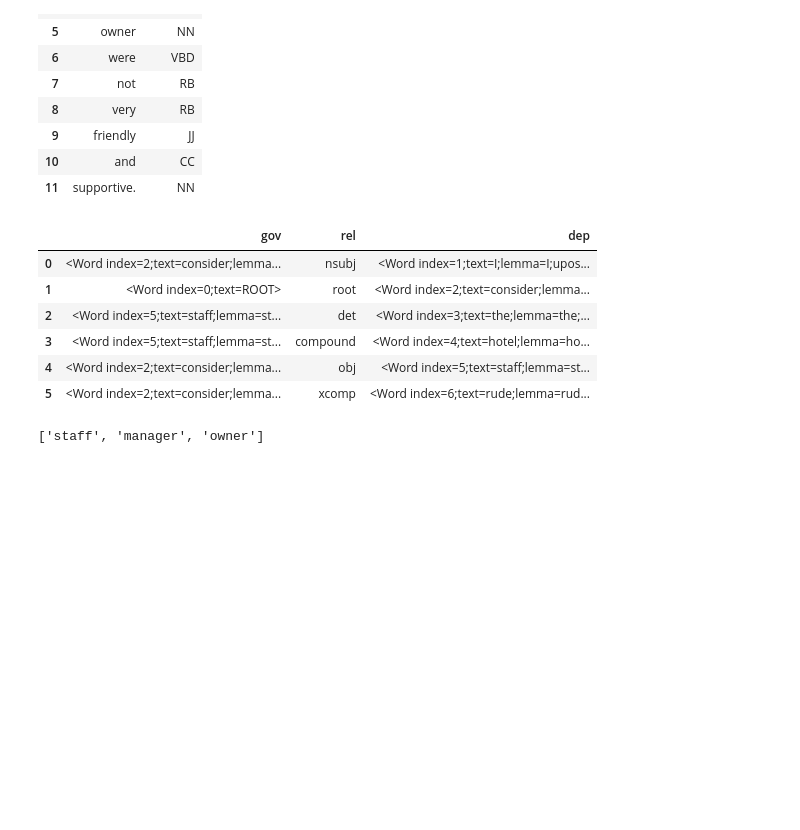
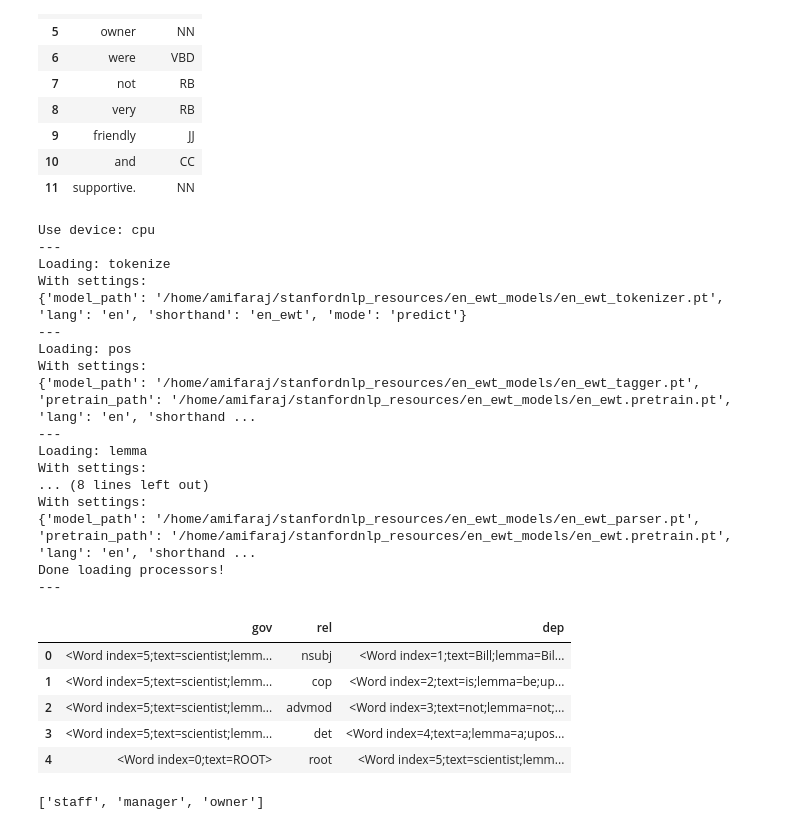
Before and after one commit to amprova/WE_research, a Jupyter notebook: aspect.ipynb, the cells around one changed output. Cells and saved outputs as stored; diff of their text form; code cells hidden in the pictures; blank space fills up the shorter version.

```diff
--- a/aspect.ipynb
+++ b/aspect.ipynb
@@ -119,23 +119,39 @@ pd.DataFrame(nltk_pos_tagged, columns=['Word', 'POS tag'])
 | 10 | and | CC |
 | 11 | supportive. | NN |
 # %%
-#import stanfordnlp
-#nlp = stanfordnlp.Pipeline()
+import stanfordnlp
+nlp = stanfordnlp.Pipeline()
 #nlp = stanfordnlp.Pipeline() # This sets up a default neural pipeline in English
 
 #doc.sentences.dependencies
-text = 'I consider the hotel staff rude'
+text = 'Bill is not a scientist'
 doc = nlp(text)
 df = pd.DataFrame(doc.sentences[0].dependencies, columns=['gov', 'rel', 'dep'])
 df
 # %% [output]
+Use device: cpu
+---
+Loading: tokenize
+With settings:
+{'model_path': '/home/amifaraj/stanfordnlp_resources/en_ewt_models/en_ewt_tokenizer.pt', 'lang': 'en', 'shorthand': 'en_ewt', 'mode': 'predict'}
+---
+Loading: pos
+With settings:
+{'model_path': '/home/amifaraj/stanfordnlp_resources/en_ewt_models/en_ewt_tagger.pt', 'pretrain_path': '/home/amifaraj/stanfordnlp_resources/en_ewt_models/en_ewt.pretrain.pt', 'lang': 'en', 'shorthand ...
+---
+Loading: lemma
+With settings:
+... (8 lines left out)
+With settings:
+{'model_path': '/home/amifaraj/stanfordnlp_resources/en_ewt_models/en_ewt_parser.pt', 'pretrain_path': '/home/amifaraj/stanfordnlp_resources/en_ewt_models/en_ewt.pretrain.pt', 'lang': 'en', 'shorthand ...
+Done loading processors!
+---
 |  | gov | rel | dep |
-| 0 | <Word index=2;text=consider;lemma... | nsubj | <Word index=1;text=I;lemma=I;upos... |
-| 1 | <Word index=0;text=ROOT> | root | <Word index=2;text=consider;lemma... |
-| 2 | <Word index=5;text=staff;lemma=st... | det | <Word index=3;text=the;lemma=the;... |
-| 3 | <Word index=5;text=staff;lemma=st... | compound | <Word index=4;text=hotel;lemma=ho... |
-| 4 | <Word index=2;text=consider;lemma... | obj | <Word index=5;text=staff;lemma=st... |
-| 5 | <Word index=2;text=consider;lemma... | xcomp | <Word index=6;text=rude;lemma=rud... |
+| 0 | <Word index=5;text=scientist;lemm... | nsubj | <Word index=1;text=Bill;lemma=Bil... |
+| 1 | <Word index=5;text=scientist;lemm... | cop | <Word index=2;text=is;lemma=be;up... |
+| 2 | <Word index=5;text=scientist;lemm... | advmod | <Word index=3;text=not;lemma=not;... |
+| 3 | <Word index=5;text=scientist;lemm... | det | <Word index=4;text=a;lemma=a;upos... |
+| 4 | <Word index=0;text=ROOT> | root | <Word index=5;text=scientist;lemm... |
 # %%
 #nounList=['staff']
 nounList
```
Also changed, not shown: parts of 22 cells of this notebook.
